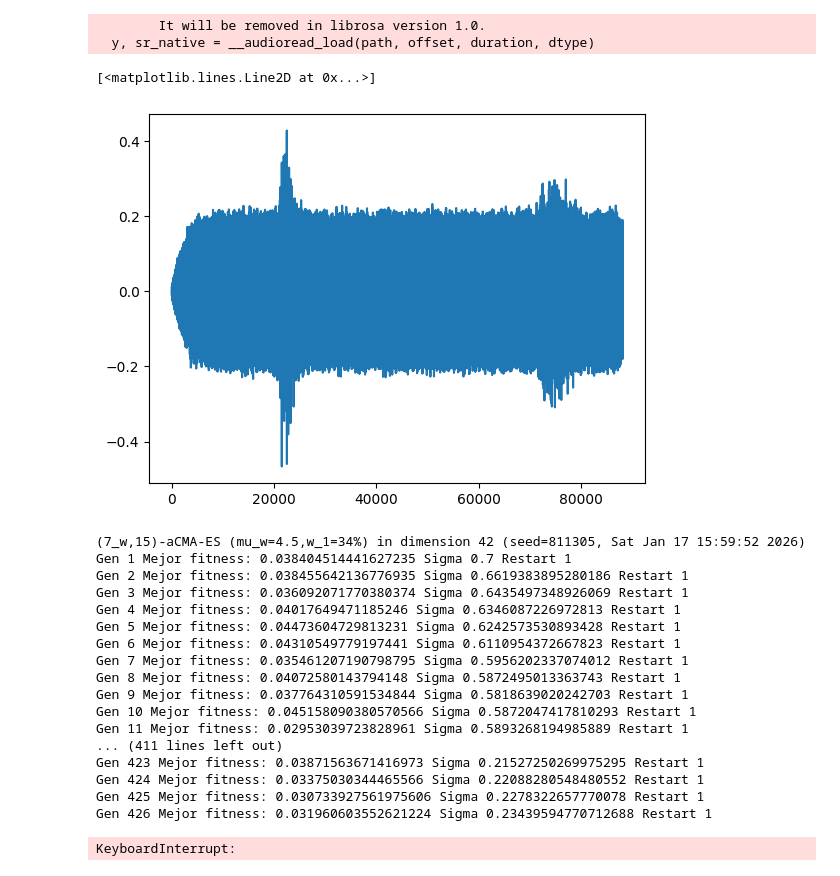
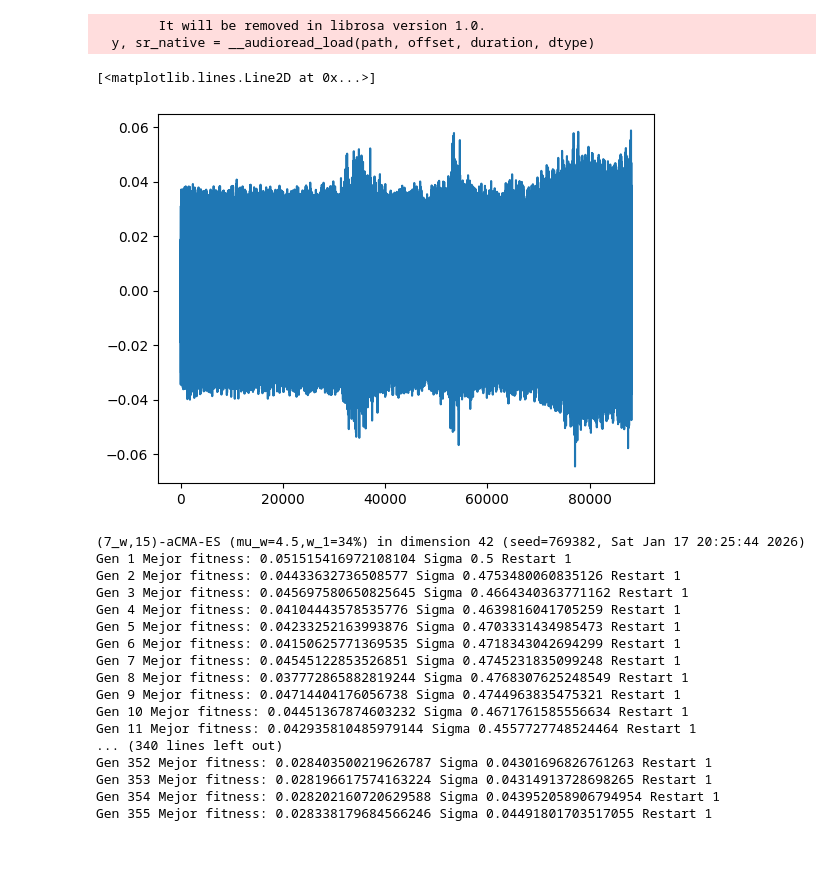
Before and after one commit to steelspikes/Synth, a Jupyter notebook: scripts/5_inverse_synth.ipynb, the cells around one changed output. Saved outputs shown, nothing was run; the diff lists cells and outputs as text; code cells hidden in the pictures.

```diff
--- a/scripts/5_inverse_synth.ipynb
+++ b/scripts/5_inverse_synth.ipynb
@@ -47,25 +47,25 @@ def evaluate_target(preset, sound=False):
 # %%
 duration_sec = 2  # segundos
 num_samples = int(duration_sec * SAMPLE_RATE)
 
 audio_path = 'C:/Users/bryan/Documents/GitHub/Synth/presets/Cuadrada880.m4a'
 y, sr = librosa.load(audio_path, sr=SAMPLE_RATE)
 y = np.array(y, dtype=np.float64)
 y, _ = librosa.effects.trim(y, top_db=20)
-# y = y[40000:]
+y = y[40000:]
 y = y[:num_samples]
 # peak = np.max(np.abs(y))
 # if peak > 0:
 #     y = y / peak
 rms_target = 0.1
 rms_actual = np.sqrt(np.mean(y**2))
 scale = rms_target / (rms_actual + 1e-8)
 y = y * scale
 # Audio(y, rate=SAMPLE_RATE)
 plt.plot(y)
 # %% [output]
         It will be removed in librosa version 1.0.
   y, sr_native = __audioread_load(path, offset, duration, dtype)
 [<matplotlib.lines.Line2D at 0x...>]
-[figure, old version]
+[figure, new version]
 # %%
@@ -118,7 +119,7 @@ if __name__ == '__main__':
 
     bestever = cma.optimization_tools.BestSolution()
 
-    x0 = np.random.rand(len(optimizable_params))
+    x0 = np.full(len(optimizable_params), 0.5)
     # x0 = np.array([0.24989629, 0.03038139, 0.97261828, 0.41929447, 0.00323817, 0.11455423,
     #     0.12948926, 0.45278521, 0.02606971, 0.97513507, 0.01241957, 0.99995624,
     #     0.00194295, 0.46657222, 0.16271009, 0.59812507, 0.43469708, 0.36232438,
@@ -126,7 +127,7 @@ if __name__ == '__main__':
     #     0.00413185, 0.96236629, 0.3412791, 0.99999022, 0.19195502, 0.99239901,
     #     0.40731525, 0.21778225, 0.13943593, 0.60475827, 0.12719742, 0.19058614,
     #     0.81485877, 0.54226174, 0.02889128, 0.12010366, 0.91531387, 0.66487933])
-    sigma0 = 0.7
+    sigma0 = 0.5
 
     with Pool(PROCESSORS) as pool:
         for index, lam in enumerate([15,15,15,15,15]):
@@ -136,7 +137,7 @@ if __name__ == '__main__':
                 'bounds': [np.zeros_like(x0), np.ones_like(x0)],
                 'tolfun': 1e-8,    # <--- Súbelo de 1e-8 a 1e-4
                 'tolx': 1e-8,      # <--- Añade esto (tolerancia en los parámetros)
-                'maxiter': 4000
+                'maxiter': 3000
             }
 
             es = cma.CMAEvolutionStrategy(x0, sigma0, options)
@@ -182,24 +183,23 @@ if __name__ == '__main__':
     best_solution = bestever.get()[0]
     print("Mejor individuo:", best_solution)
 # %% [output]
-(7_w,15)-aCMA-ES (mu_w=4.5,w_1=34%) in dimension 42 (seed=811305, Sat Jan 17 15:59:52 2026)
-Gen 1 Mejor fitness: 0.038404514441627235 Sigma 0.7 Restart 1
-Gen 2 Mejor fitness: 0.038455642136776935 Sigma 0.6619383895280186 Restart 1
-Gen 3 Mejor fitness: 0.036092071770380374 Sigma 0.6435497348926069 Restart 1
-Gen 4 Mejor fitness: 0.04017649471185246 Sigma 0.6346087226972813 Restart 1
-Gen 5 Mejor fitness: 0.04473604729813231 Sigma 0.6242573530893428 Restart 1
-Gen 6 Mejor fitness: 0.04310549779197441 Sigma 0.6110954372667823 Restart 1
-Gen 7 Mejor fitness: 0.035461207190798795 Sigma 0.5956202337074012 Restart 1
-Gen 8 Mejor fitness: 0.04072580143794148 Sigma 0.5872495013363743 Restart 1
-Gen 9 Mejor fitness: 0.037764310591534844 Sigma 0.5818639020242703 Restart 1
-Gen 10 Mejor fitness: 0.045158090380570566 Sigma 0.5872047417810293 Restart 1
-Gen 11 Mejor fitness: 0.02953039723828961 Sigma 0.5893268194985889 Restart 1
-... (411 lines left out)
-Gen 423 Mejor fitness: 0.03871563671416973 Sigma 0.21527250269975295 Restart 1
-Gen 424 Mejor fitness: 0.03375030344465566 Sigma 0.22088280548480552 Restart 1
-Gen 425 Mejor fitness: 0.030733927561975606 Sigma 0.2278322657770078 Restart 1
-Gen 426 Mejor fitness: 0.031960603552621224 Sigma 0.23439594770712688 Restart 1
+(7_w,15)-aCMA-ES (mu_w=4.5,w_1=34%) in dimension 42 (seed=769382, Sat Jan 17 20:25:44 2026)
+Gen 1 Mejor fitness: 0.051515416972108104 Sigma 0.5 Restart 1
+Gen 2 Mejor fitness: 0.04433632736508577 Sigma 0.4753480060835126 Restart 1
+Gen 3 Mejor fitness: 0.045697580650825645 Sigma 0.4664340363771162 Restart 1
+Gen 4 Mejor fitness: 0.04104443578535776 Sigma 0.4639816041705259 Restart 1
+Gen 5 Mejor fitness: 0.04233252163993876 Sigma 0.4703331434985473 Restart 1
+Gen 6 Mejor fitness: 0.04150625771369535 Sigma 0.4718343042694299 Restart 1
+Gen 7 Mejor fitness: 0.04545122853526851 Sigma 0.4745231835099248 Restart 1
+Gen 8 Mejor fitness: 0.037772865882819244 Sigma 0.4768307625248549 Restart 1
+Gen 9 Mejor fitness: 0.04714404176056738 Sigma 0.4744963835475321 Restart 1
+Gen 10 Mejor fitness: 0.04451367874603232 Sigma 0.4671761585556634 Restart 1
+Gen 11 Mejor fitness: 0.042935810485979144 Sigma 0.4557727748524464 Restart 1
+... (340 lines left out)
+Gen 352 Mejor fitness: 0.028403500219626787 Sigma 0.04301696826761263 Restart 1
+Gen 353 Mejor fitness: 0.028196617574163224 Sigma 0.04314913728698265 Restart 1
+Gen 354 Mejor fitness: 0.028202160720629588 Sigma 0.043952058906794954 Restart 1
+Gen 355 Mejor fitness: 0.028338179684566246 Sigma 0.04491801703517055 Restart 1
-KeyboardInterrupt:
 # %%
 # from deap import base, creator, tools, algorithms
 # import array
```
Also changed, not shown: parts of 7 cells of this notebook, 13 other files.
